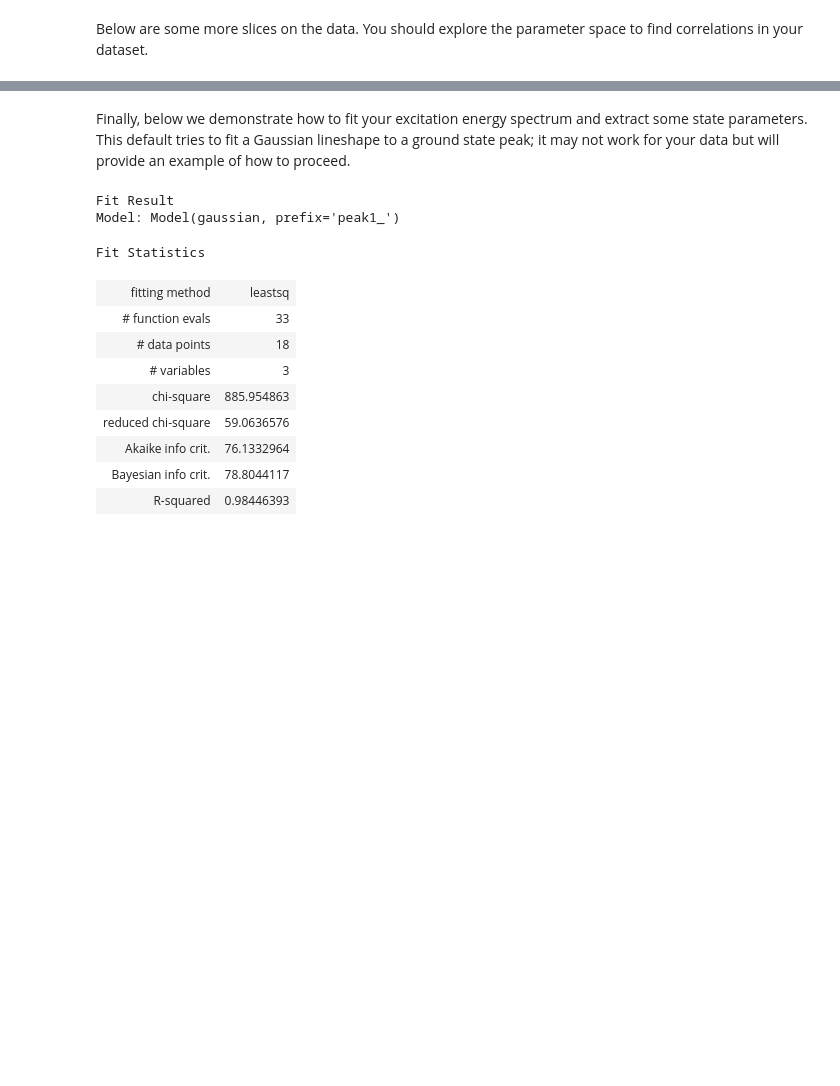
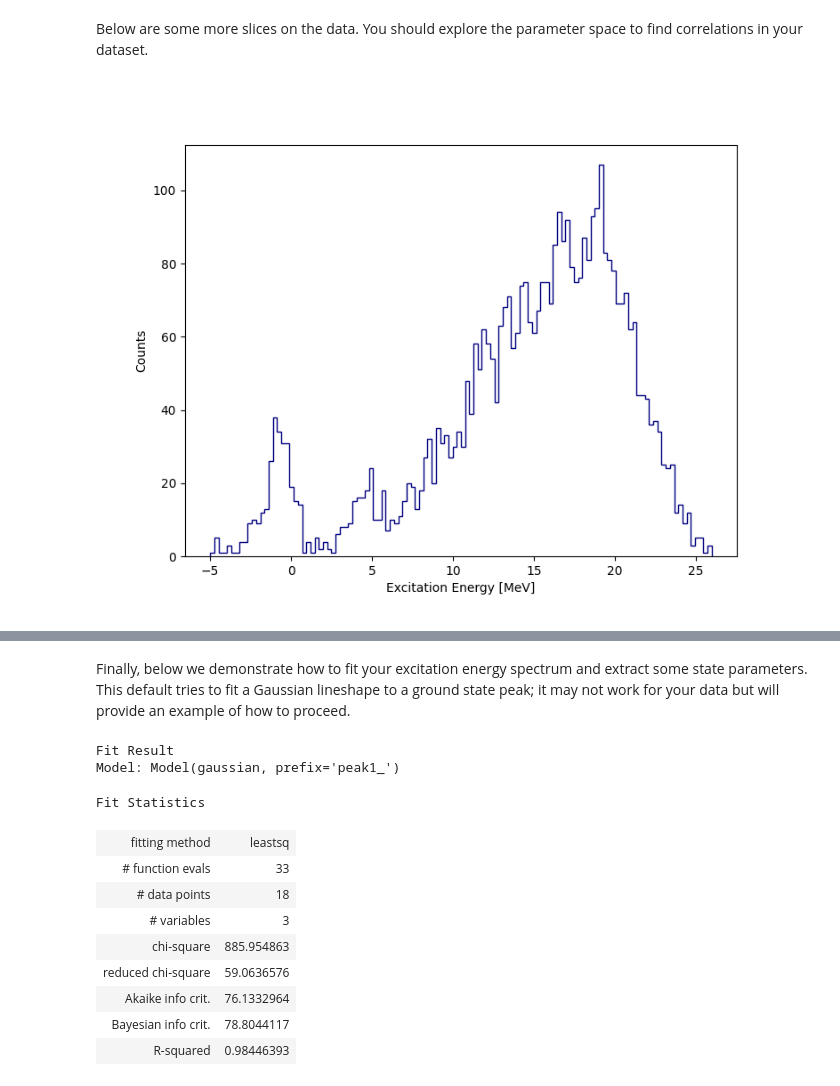
Before and after one commit to singhp99/spyral_notebooks, a Jupyter notebook: example_analysis.ipynb, the cells around one changed output, grey strips where cells are left out. Cells and saved outputs as stored; diff of their text form; code cells hidden in the pictures; blank space fills up the shorter version.

```diff
--- a/example_analysis.ipynb
+++ b/example_analysis.ipynb
@@ -258,5 +260,16 @@ ax.legend()
 # %% [markdown]
 Below are some more slices on the data. You should explore the parameter space to find correlations in your dataset.
+# %%
+fig, ax = plt.subplots(1,1)
+hist = grammer.get_hist1d("ex")
+ax.stairs(hist.counts, edges=hist.bins, color="navy")
+# ax.set_title(f"{residual.get_latex_rep()} Spectrum")
+ax.set_xlabel("Excitation Energy [MeV]")
+ax.set_ylabel("Counts")
+fig.set_figwidth(8.0)
+fig.set_figheight(6.0)
+# %% [output]
+[figure, added]
 # %%
 fig, ax = plt.subplots(2,2, constrained_layout=True)
 hist = grammer.get_hist1d("ex")
```
Also changed, not shown: parts of 7 cells of this notebook, 8 other files.
